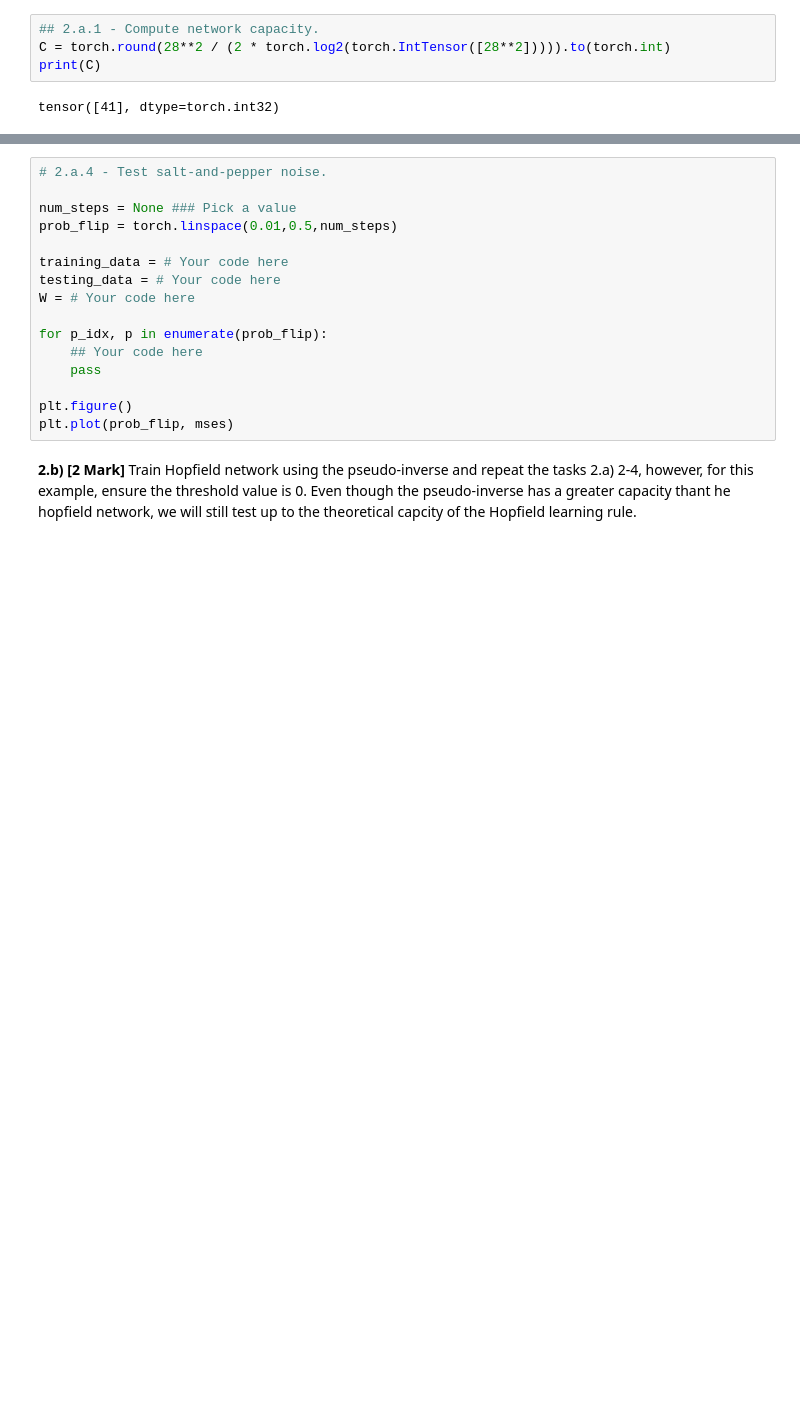
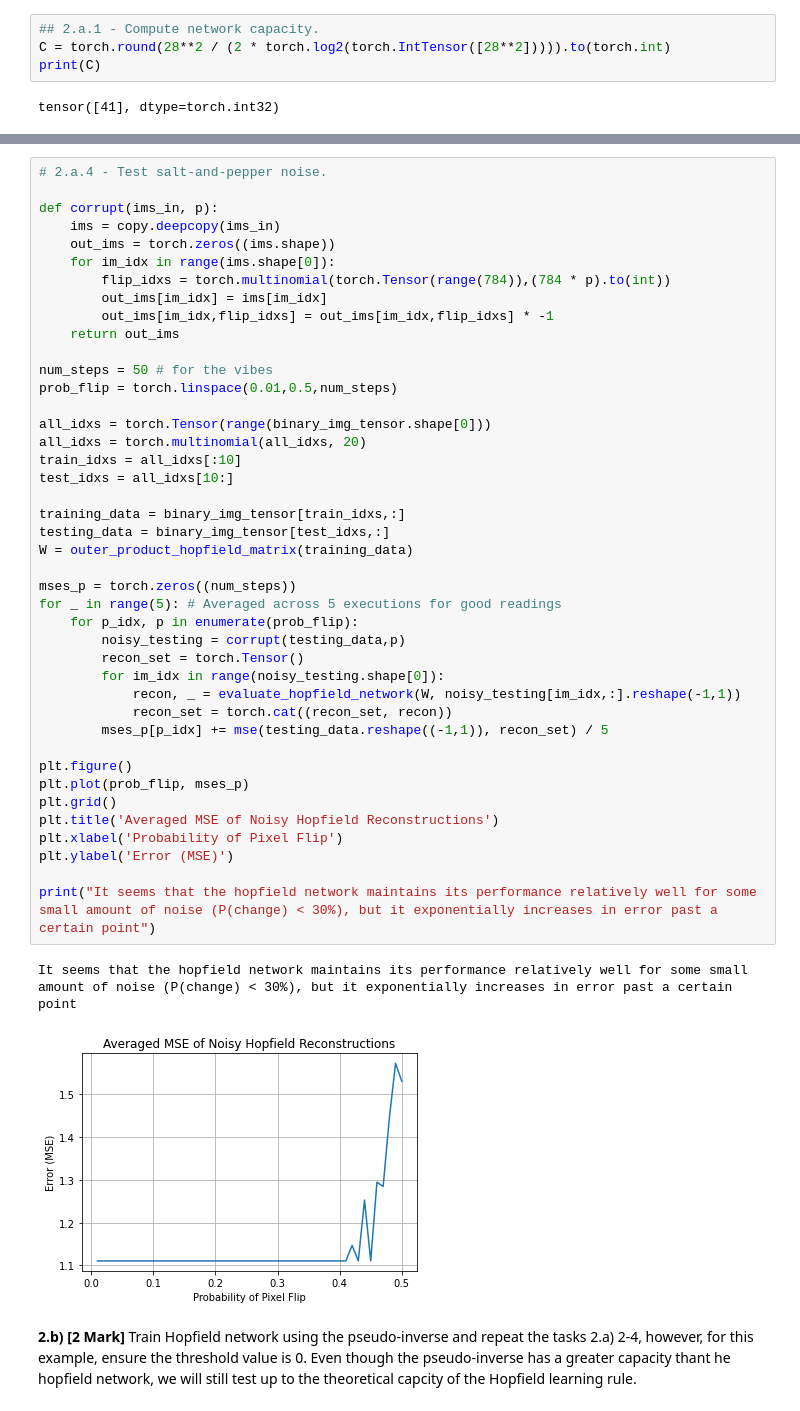
Before and after one commit to borealis31/SYDE552, a Jupyter notebook: Assignment 3/syde552-assignment3.ipynb, the cells around one changed output, grey strips where cells are left out. Cells and saved outputs as stored; diff of their text form; blank space fills up the shorter version.

```diff
--- a/Assignment 3/syde552-assignment3.ipynb
+++ b/Assignment 3/syde552-assignment3.ipynb
@@ -229,19 +258,48 @@ plt.figure()
 # %%
 # 2.a.4 - Test salt-and-pepper noise.
 
-num_steps = None ### Pick a value
+def corrupt(ims_in, p):
+    ims = copy.deepcopy(ims_in)
+    out_ims = torch.zeros((ims.shape))
+    for im_idx in range(ims.shape[0]):
+        flip_idxs = torch.multinomial(torch.Tensor(range(784)),(784 * p).to(int))
+        out_ims[im_idx] = ims[im_idx]
+        out_ims[im_idx,flip_idxs] = out_ims[im_idx,flip_idxs] * -1
+    return out_ims
+
+num_steps = 50 # for the vibes
 prob_flip = torch.linspace(0.01,0.5,num_steps)
 
-training_data = # Your code here
-testing_data = # Your code here
-W = # Your code here
+all_idxs = torch.Tensor(range(binary_img_tensor.shape[0]))
+all_idxs = torch.multinomial(all_idxs, 20)
+train_idxs = all_idxs[:10]
+test_idxs = all_idxs[10:]
 
-for p_idx, p in enumerate(prob_flip):
-    ## Your code here
-    pass
+training_data = binary_img_tensor[train_idxs,:]
+testing_data = binary_img_tensor[test_idxs,:]
+W = outer_product_hopfield_matrix(training_data)
+
+mses_p = torch.zeros((num_steps))
+for _ in range(5): # Averaged across 5 executions for good readings
+    for p_idx, p in enumerate(prob_flip):
+        noisy_testing = corrupt(testing_data,p)
+        recon_set = torch.Tensor()
+        for im_idx in range(noisy_testing.shape[0]):
+            recon, _ = evaluate_hopfield_network(W, noisy_testing[im_idx,:].reshape(-1,1))
+            recon_set = torch.cat((recon_set, recon))
+        mses_p[p_idx] += mse(testing_data.reshape((-1,1)), recon_set) / 5
 
 plt.figure()
-plt.plot(prob_flip, mses)
+plt.plot(prob_flip, mses_p)
+plt.grid()
+plt.title('Averaged MSE of Noisy Hopfield Reconstructions')
+plt.xlabel('Probability of Pixel Flip')
+plt.ylabel('Error (MSE)')
+
+print("It seems that the hopfield network maintains its performance relatively well for some small amount of noise (P(change) < 30%), but it exponentially increases in error past a certain point")
+# %% [output]
+It seems that the hopfield network maintains its performance relatively well for some small amount of noise (P(change) < 30%), but it exponentially increases in error past a certain point
+[figure, added]
 # %% [markdown]
 **2.b) [2 Mark]** Train Hopfield network using the pseudo-inverse and repeat the tasks 2.a) 2-4, however, for this example, ensure the threshold value is 0.  Even though the pseudo-inverse has a greater capacity thant he hopfield network, we will still test up to the theoretical capcity of the Hopfield learning rule.
 # %%
```
Also changed, not shown: parts of 27 cells of this notebook, 7 other files.
